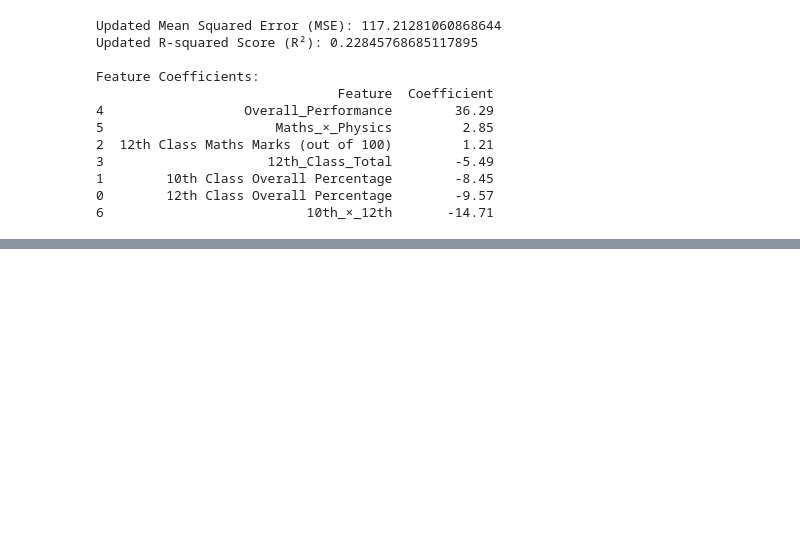
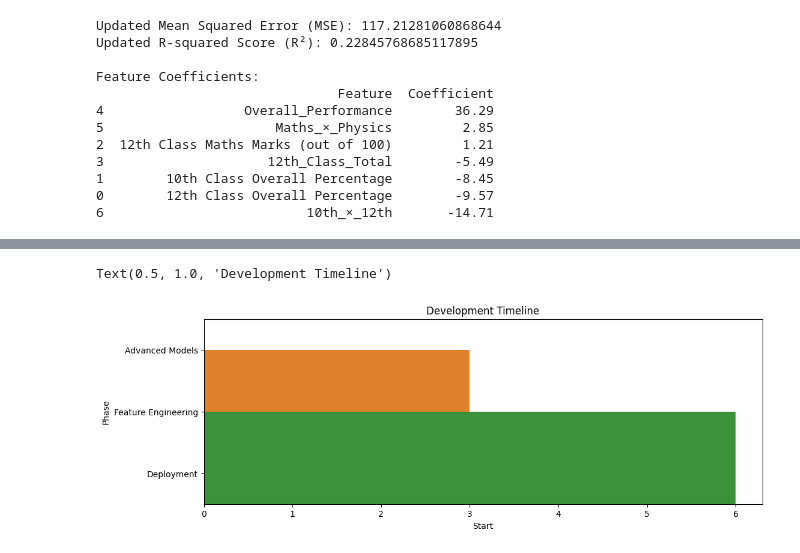
Before and after one commit to amitsitare/CGPA-Prediction-Model, a Jupyter notebook: LeniarRegression.ipynb, the cells around one changed output, grey strips where cells are left out. Cells and saved outputs as stored; diff of their text form; code cells hidden in the pictures; blank space fills up the shorter version.

```diff
--- a/LeniarRegression.ipynb
+++ b/LeniarRegression.ipynb
@@ -503,0 +569,16 @@ Feature Coefficients:
+# %%
+import seaborn as sns
+
+# Create timeline visualization
+timeline_data = {
+    'Phase': ['Advanced Models', 'Feature Engineering', 'Deployment'],
+    'Start': [0, 3, 6],
+    'Duration': [3, 3, 3]
+}
+
+plt.figure(figsize=(12, 4))
+sns.barplot(data=timeline_data, x='Start', y='Phase', hue='Phase', width=2)
+plt.title('Development Timeline')
+# %% [output]
+Text(0.5, 1.0, 'Development Timeline')
+[figure, added]
```
Also changed, not shown: parts of 7 cells of this notebook.
